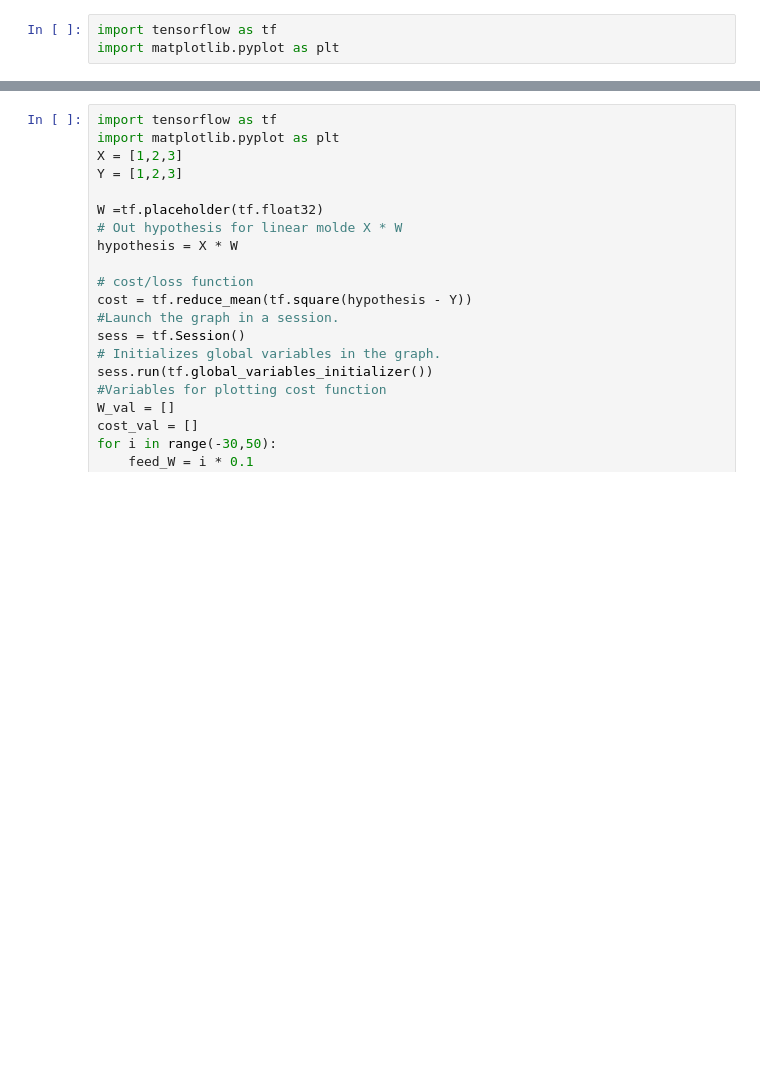
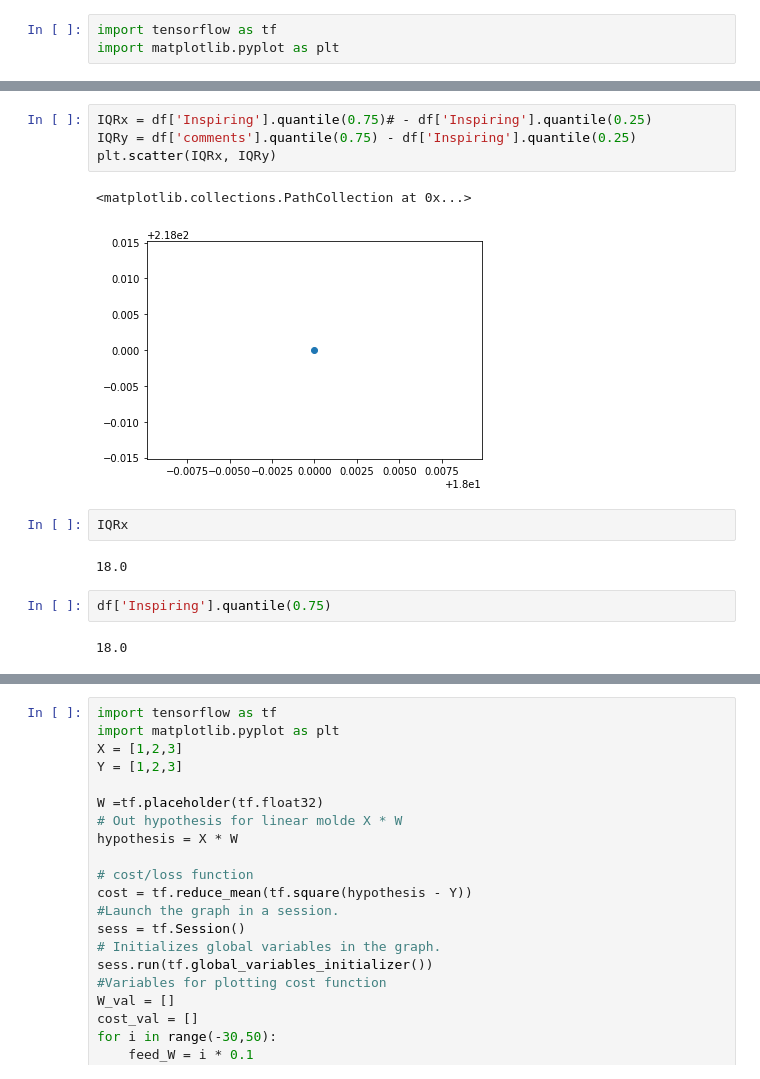
Before and after one commit to yunhacho/jupyterNotebook, a Jupyter notebook: Untitled.ipynb, the cells around one changed output, grey strips where cells are left out. Saved outputs shown, nothing was run; the diff lists cells and outputs as text; blank space fills up the shorter version.

```diff
--- a/Untitled.ipynb
+++ b/Untitled.ipynb
@@ -3,0 +77,15 @@ import matplotlib.pyplot as plt
+# %%
+IQRx = df['Inspiring'].quantile(0.75)# - df['Inspiring'].quantile(0.25)
+IQRy = df['comments'].quantile(0.75) - df['Inspiring'].quantile(0.25)
+plt.scatter(IQRx, IQRy)
+# %% [output]
+<matplotlib.collections.PathCollection at 0x...>
+[figure, added]
+# %%
+IQRx
+# %% [output]
+18.0
+# %%
+df['Inspiring'].quantile(0.75)
+# %% [output]
+18.0
```
Also changed, not shown: parts of 22 cells of this notebook, 5 other files.
